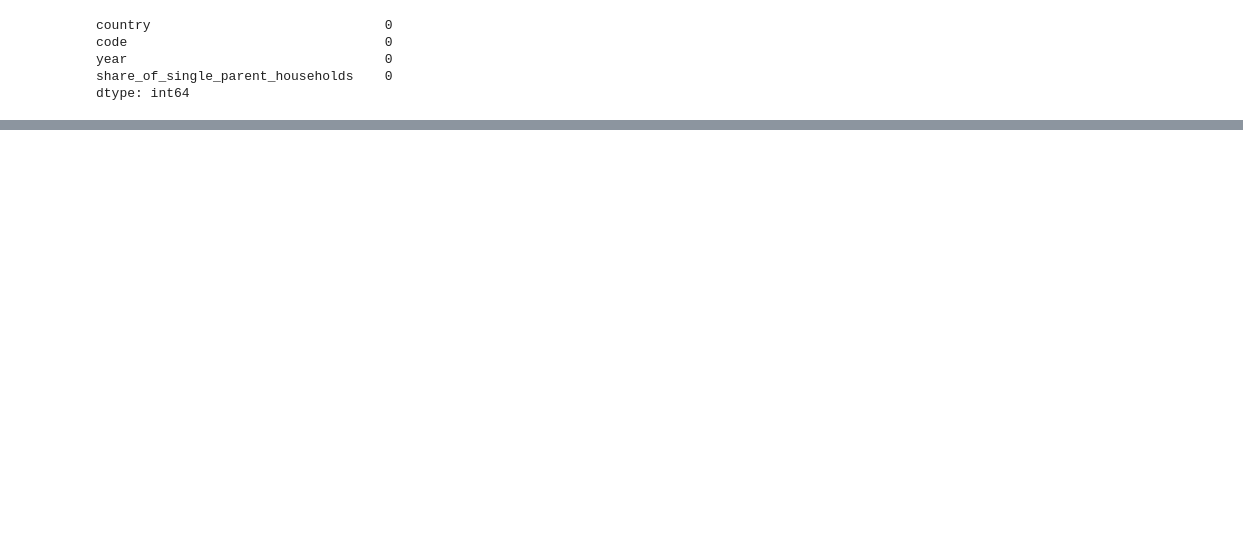
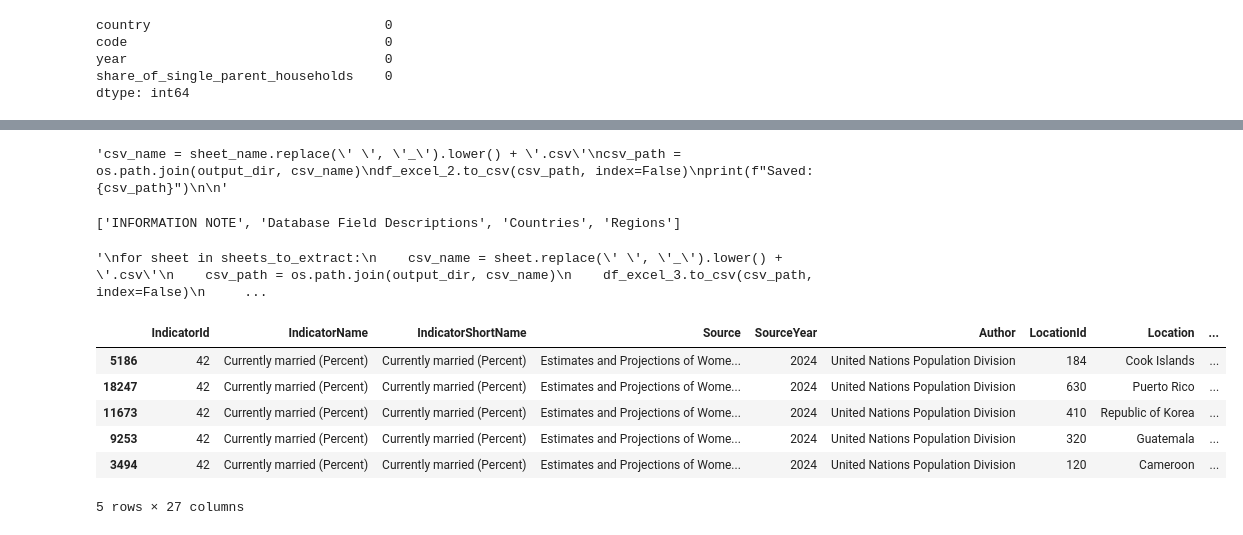
Before and after one commit to YkslB/marriage_statistics, a Jupyter notebook: scripts/Cleaning.ipynb, the cells around one changed output, grey strips where cells are left out. Cells and saved outputs as stored; diff of their text form; code cells hidden in the pictures; blank space fills up the shorter version.

```diff
--- a/scripts/Cleaning.ipynb
+++ b/scripts/Cleaning.ipynb
@@ -315,0 +364,14 @@ df_8.sample(5)
+# %%
+"""csv_name = sheet_name.replace(' ', '_').lower() + '.csv'
+csv_path = os.path.join(output_dir, csv_name)
+df_excel_2.to_csv(csv_path, index=False)
+print(f"Saved: {csv_path}")
+
+"""
+# %% [output]
+'csv_name = sheet_name.replace(\' \', \'_\').lower() + \'.csv\'\ncsv_path = os.path.join(output_dir, csv_name)\ndf_excel_2.to_csv(csv_path, index=False)\nprint(f"Saved: {csv_path}")\n\n'
+# %%
+xls_3 = pd.ExcelFile('../data/Raw/undesa_pd_ds_1970-2030_fp_rev-2024_rev.xlsx')
+print(xls_3.sheet_names)
+# %% [output]
+['INFORMATION NOTE', 'Database Field Descriptions', 'Countries', 'Regions']
@@ -315,0 +385,21 @@ df_8.sample(5)
+# %%
+"""
+for sheet in sheets_to_extract:
+    csv_name = sheet.replace(' ', '_').lower() + '.csv'
+    csv_path = os.path.join(output_dir, csv_name)
+    df_excel_3.to_csv(csv_path, index=False)
+    print(f"Saved: {csv_path}")
+"""
+# %% [output]
+'\nfor sheet in sheets_to_extract:\n    csv_name = sheet.replace(\' \', \'_\').lower() + \'.csv\'\n    csv_path = os.path.join(output_dir, csv_name)\n    df_excel_3.to_csv(csv_path, index=False)\n     ...
+# %%
+df_9 = pd.read_csv('../data/Raw/unpopulation_dataportal_20250728095844.csv')
+df_9.sample(5)
+# %% [output]
+|  | IndicatorId | IndicatorName | IndicatorShortName | Source | SourceYear | Author | LocationId | Location | ... |
+| 5186 | 42 | Currently married (Percent) | Currently married (Percent) | Estimates and Projections of Wome... | 2024 | United Nations Population Division | 184 | Cook Islands | ... |
+| 18247 | 42 | Currently married (Percent) | Currently married (Percent) | Estimates and Projections of Wome... | 2024 | United Nations Population Division | 630 | Puerto Rico | ... |
+| 11673 | 42 | Currently married (Percent) | Currently married (Percent) | Estimates and Projections of Wome... | 2024 | United Nations Population Division | 410 | Republic of Korea | ... |
+| 9253 | 42 | Currently married (Percent) | Currently married (Percent) | Estimates and Projections of Wome... | 2024 | United Nations Population Division | 320 | Guatemala | ... |
+| 3494 | 42 | Currently married (Percent) | Currently married (Percent) | Estimates and Projections of Wome... | 2024 | United Nations Population Division | 120 | Cameroon | ... |
+5 rows × 27 columns
```
Also changed, not shown: parts of 22 cells of this notebook, 12 other files.
